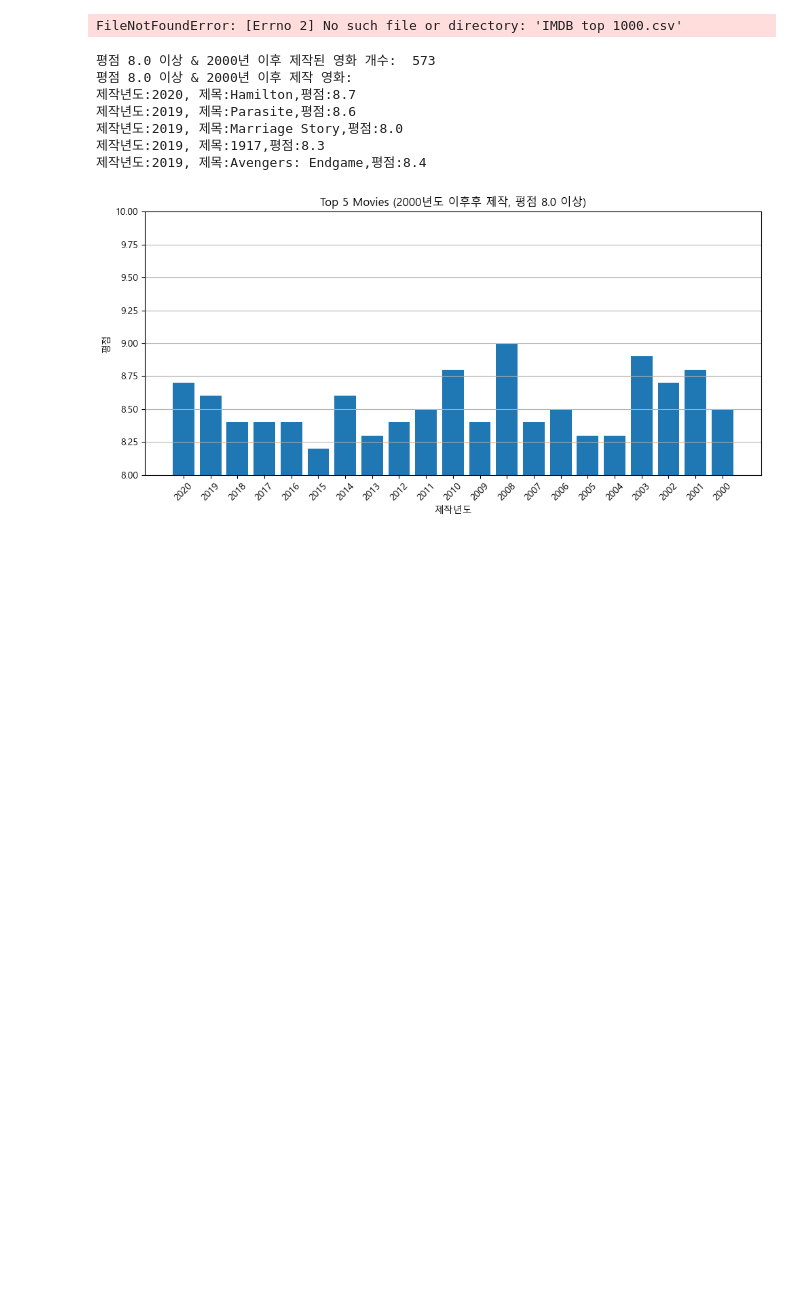
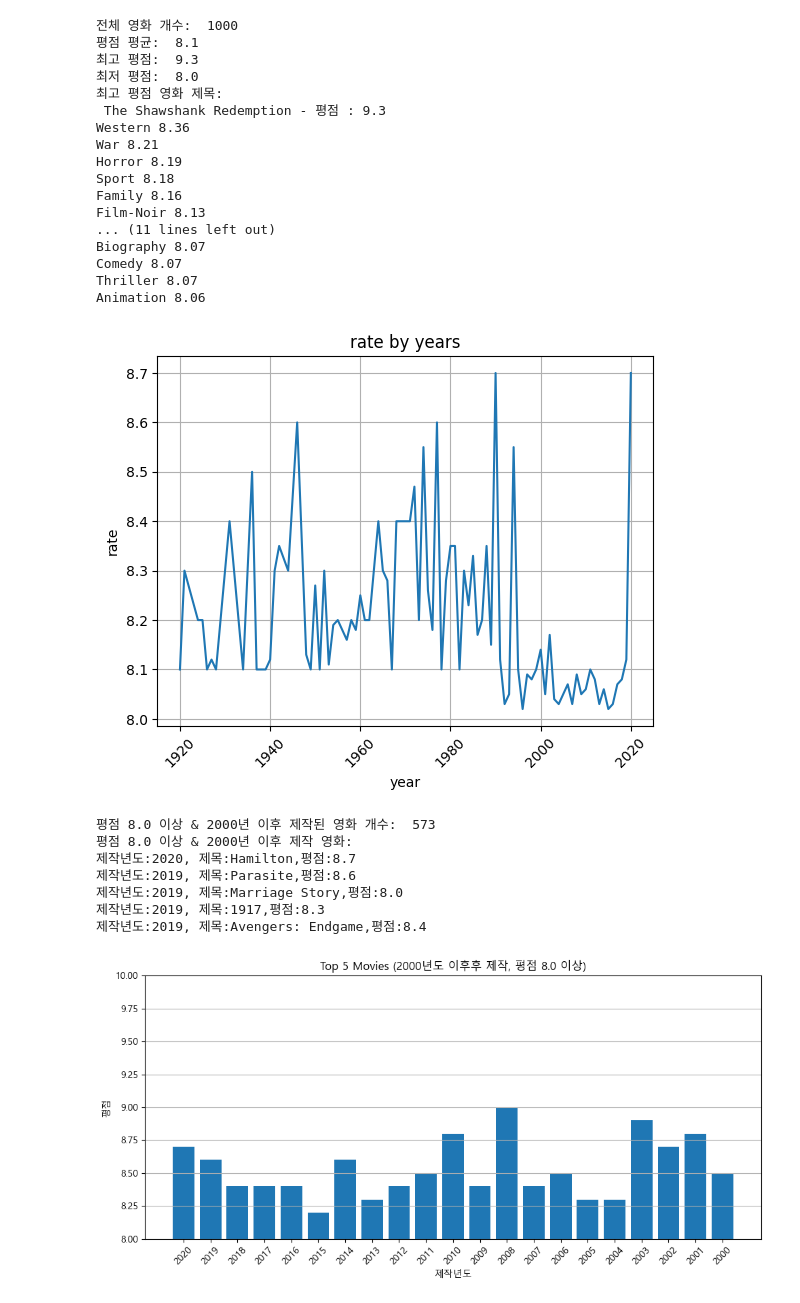
Before and after one commit to tad-kim/group_1, a Jupyter notebook: tad.ipynb, the cells around one changed output. Drawn from its saved outputs; the diff is of its cells as text; code cells hidden in the pictures; blank space fills up the shorter version.

```diff
--- a/tad.ipynb
+++ b/tad.ipynb
@@ -5,16 +5,17 @@ import numpy as np
 import pandas as pd
 import re
 import matplotlib.pyplot as plt
+ur1 = "https://raw.githubusercontent.com/tad-kim/group_1/main/IMDB%20top%201000.csv"
     # css 파일 읽기
-df = pd.read_csv("IMDB top 1000.csv", encoding='utf-8')
+df = pd.read_csv(ur1)
     # numpy 로 변환
 data = df.to_numpy()
 
 title = data[:,1]
     # css 파일 읽기
-df = pd.read_csv("IMDB top 1000.csv", encoding='utf-8')
-    # numpy 로 변환
-data = df.to_numpy()
+# df = pd.read_csv("IMDB top 1000.csv", encoding='utf-8')
+#     # numpy 로 변환
+# data = df.to_numpy()
 
     #title_genre_rate 컬럼 + title 년도 제거
 title_genre_rate = data[:, [1, 4, 5]]
@@ -30,7 +31,7 @@ released_years = np.array([title[-5:-1] for title in title])
 final_data = np.column_stack((title_genre_rate, released_years))
 
 print("전체 영화 개수: ", final_data.shape[0])
-print("평점 평균: ", np.mean(final_data[:, 2].astype(float)))
+print("평점 평균: ", round(np.mean(final_data[:, 2].astype(float)),1)) # 소수점 첫재짜리
 print("최고 평점: ", np.max(final_data[:, 2].astype(float)))
 print("최저 평점: ", np.min(final_data[:, 2].astype(float)))
 
@@ -68,37 +69,54 @@ for i in sorted_genre_rate:
 # Step5
 years1 = {}
 for i in range (len(released_years)):
     years1.setdefault(int(released_years[i]), []).append(final_data[i, 2])
-print(years1)
+# print(years1)
 years_rateavg = {}
 years_rate = []
     # 연도만 추출
 years = list(years1.keys())
     # 평점만 추출해서 평균 계산산
 for i in years:
     years1[i] = np.mean(years1[i])
     years_rate.append(round(float(years1[i]), 2))
     # 연도와 평균 평점으로 딕셔너리 생성성
 for i in range(len(years)):
     years_rateavg[years[i]] = years_rate[i]
     # 연도 오름차순 정렬
 def get_keys(item):
     return item[0]
 sorted_years_rate = dict(sorted(years_rateavg.items(), key = get_keys, reverse = False))
     # 연도와 평균 평점 한 줄씩 출력
-for i in sorted_years_rate:
-    print(i, sorted_years_rate[i])
+# for i in sorted_years_rate:
+#     print(i, sorted_years_rate[i])
 x = list(sorted_years_rate.keys())
 y = list(sorted_years_rate.values())
 plt.title("rate by years")
 plt.xlabel("year")
 plt.ylabel("rate")
 plt.plot(x, y)
 plt.xticks(rotation=45)
 plt.grid(True)
 plt.show()
 # %% [output]
-FileNotFoundError: [Errno 2] No such file or directory: 'IMDB top 1000.csv'
+전체 영화 개수:  1000
+평점 평균:  8.1
+최고 평점:  9.3
+최저 평점:  8.0
+최고 평점 영화 제목:
+ The Shawshank Redemption - 평점 : 9.3
+Western 8.36
+War 8.21
+Horror 8.19
+Sport 8.18
+Family 8.16
+Film-Noir 8.13
+... (11 lines left out)
+Biography 8.07
+Comedy 8.07
+Thriller 8.07
+Animation 8.06
+[figure, added]
 # %%
 # Step6
 # 특정조건 (예 평점 8.0 이상 & 2000년대 이후 제작) 충족 하는 영화만 필터링
```
